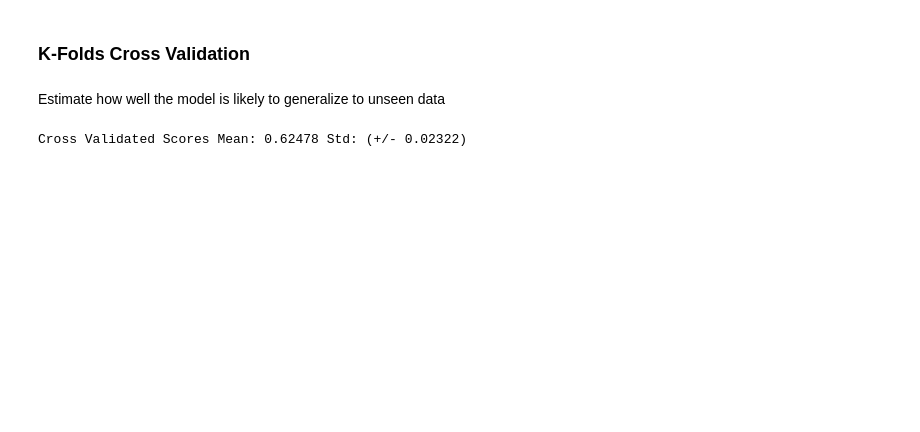
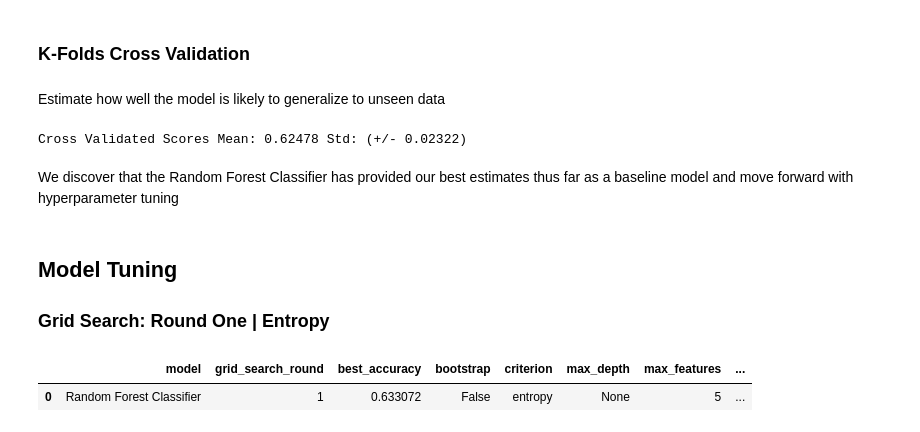
Before and after one commit to c-grigsby/ml-fintech-case-studies, a Jupyter notebook: predicting-loan-signatures/notebooks/predicting-loan-signatures_model.ipynb, the cells around one changed output. Cells and saved outputs as stored; diff of their text form; code cells hidden in the pictures; blank space fills up the shorter version.

```diff
--- a/predicting-loan-signatures/notebooks/predicting-loan-signatures_model.ipynb
+++ b/predicting-loan-signatures/notebooks/predicting-loan-signatures_model.ipynb
@@ -260,3 +276,52 @@ accuracies = cross_val_score(estimator = model, X = X_train, y = y_train, cv = 1
 print("Cross Validated Scores Mean: %0.5f Std: (+/- %0.5f)" % (accuracies.mean(), accuracies.std() * 2))
 # %% [output]
 Cross Validated Scores Mean: 0.62478 Std: (+/- 0.02322)
+# %% [markdown]
+We discover that the Random Forest Classifier has provided our best estimates thus far as a baseline model and move forward with hyperparameter tuning
+# %% [markdown]
+## Model Tuning
+
+### Grid Search: Round One | Entropy
+# %%
+from sklearn.model_selection import GridSearchCV
+
+# Define the hyperparameter grid
+parameter_grid = {
+                  # Number of decision trees
+                  'n_estimators': [50, 100, 150],
+                  # Max depth of each decision tree
+                  'max_depth': [3, None],
+                  # Max number of features to consider when looking for best split
+                  'max_features': [1, 5, 10],
+                  # Min number of samples required to split an internal node
+                  'min_samples_split': [2, 5, 10],
+                  # Min number that a leaf node must contain
+                  'min_samples_leaf': [1, 5, 10],
+                  # If true, each tree is trained on a random subset of training data w/ replacement
+                  'bootstrap': [True, False],
+                  # Function to measure the quality of a split
+                  'criterion': ["entropy"]
+                  }
+
+grid_search = GridSearchCV(estimator = model,
+                           param_grid = parameter_grid,
+                           scoring = "accuracy",
+                           cv = 10,
+                           n_jobs = -1)
+
+start_time = time.time()
+grid_search = grid_search.fit(X_train, y_train)
+end_time= time.time()
+
+# Transfer results to a DataFrame
+df_hyperparams = pd.DataFrame([grid_search.best_params_])
+df_hyperparams.insert(0, "model", "Random Forest Classifier")
+df_hyperparams.insert(1, "grid_search_round", "1")
+df_hyperparams.insert(2, "best_accuracy", f"{grid_search.best_score_:.6f}")
+df_hyperparams['time_seconds'] = f"{end_time - start_time:.2f}"
+
+# Display
+df_hyperparams
+# %% [output]
+|  | model | grid_search_round | best_accuracy | bootstrap | criterion | max_depth | max_features | ... |
+| 0 | Random Forest Classifier | 1 | 0.633072 | False | entropy | None | 5 | ... |
```
Also changed, not shown: parts of 5 cells of this notebook.
